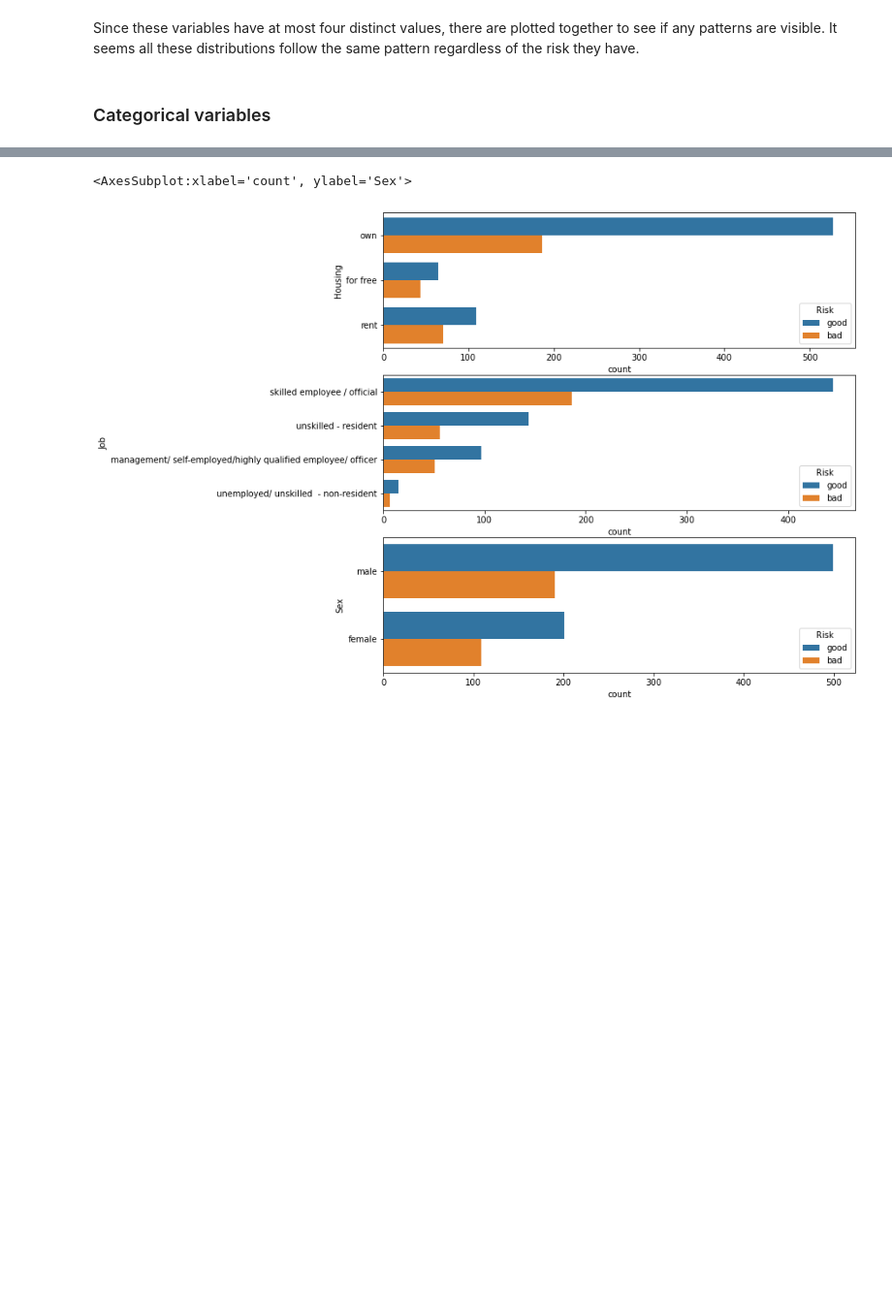
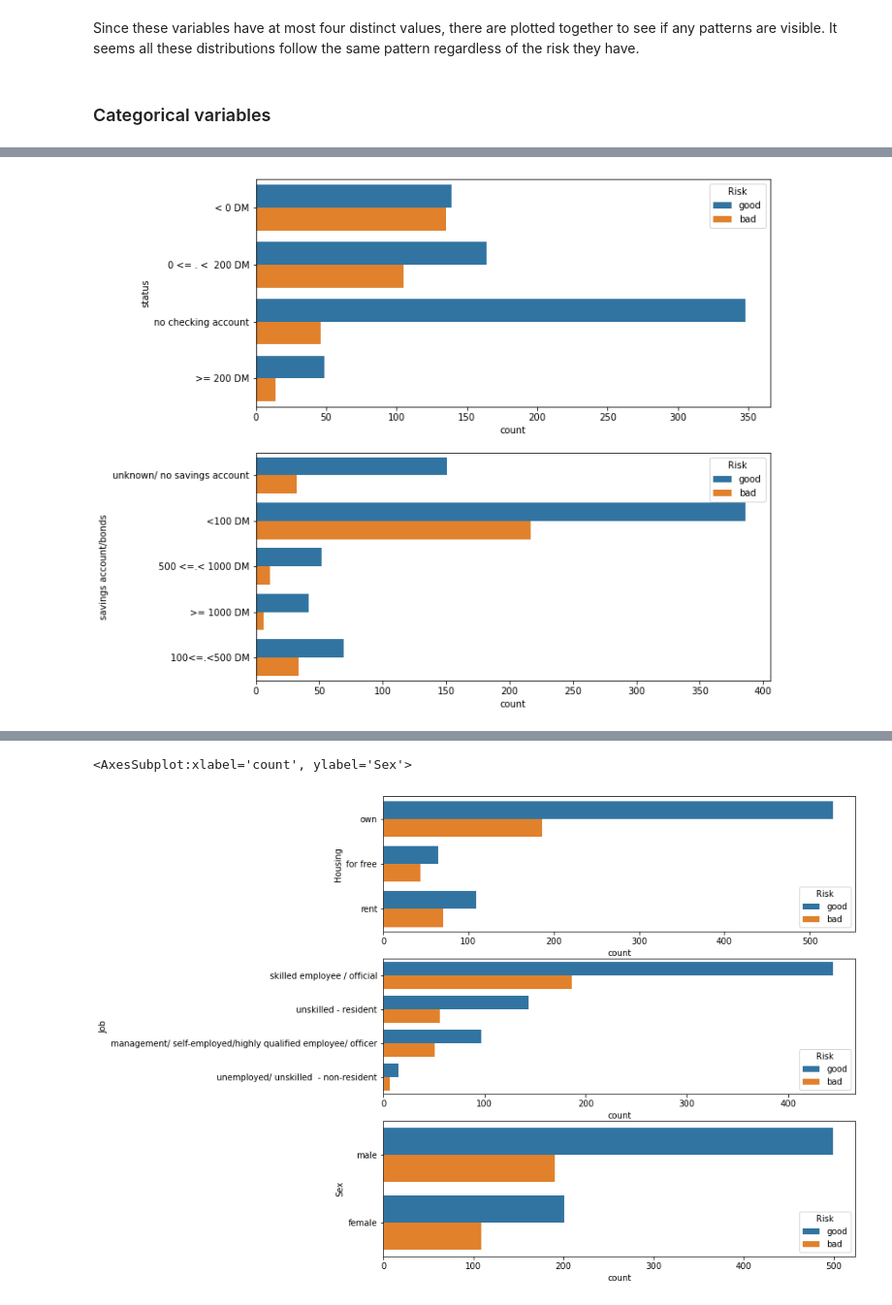
Before and after one commit to waruni1017/Credit-Data-Analysis, a Jupyter notebook: German Credit Data.ipynb, the cells around one changed output, grey strips where cells are left out. Shown at 97% size. Cells and saved outputs as stored; diff of their text form; code cells hidden in the pictures; blank space fills up the shorter version.

```diff
--- a/German Credit Data.ipynb
+++ b/German Credit Data.ipynb
@@ -301,3 +366,14 @@ Since these variables have at most four distinct values, there are plotted toget
+# %%
+fig = plt.figure(figsize=(10,10))
+
+plt.subplot(2,1,1)
+sns.countplot(y = 'status', data = df, hue = 'Risk')
+
+plt.subplot(2,1,2)
+sns.countplot(y = 'savings account/bonds', data = df, hue = 'Risk')
+plt.show()
+# %% [output]
+[figure, added]
 # %%
 fig = plt.figure(figsize=(10,10))
 
```
Also changed, not shown: parts of 34 cells of this notebook.
